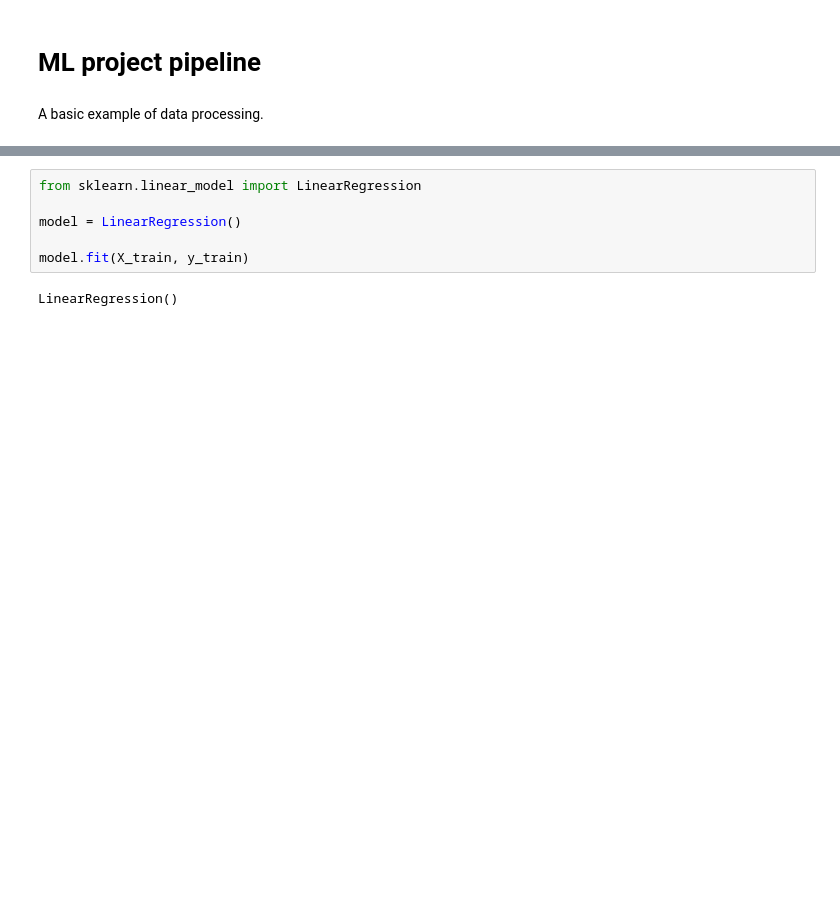
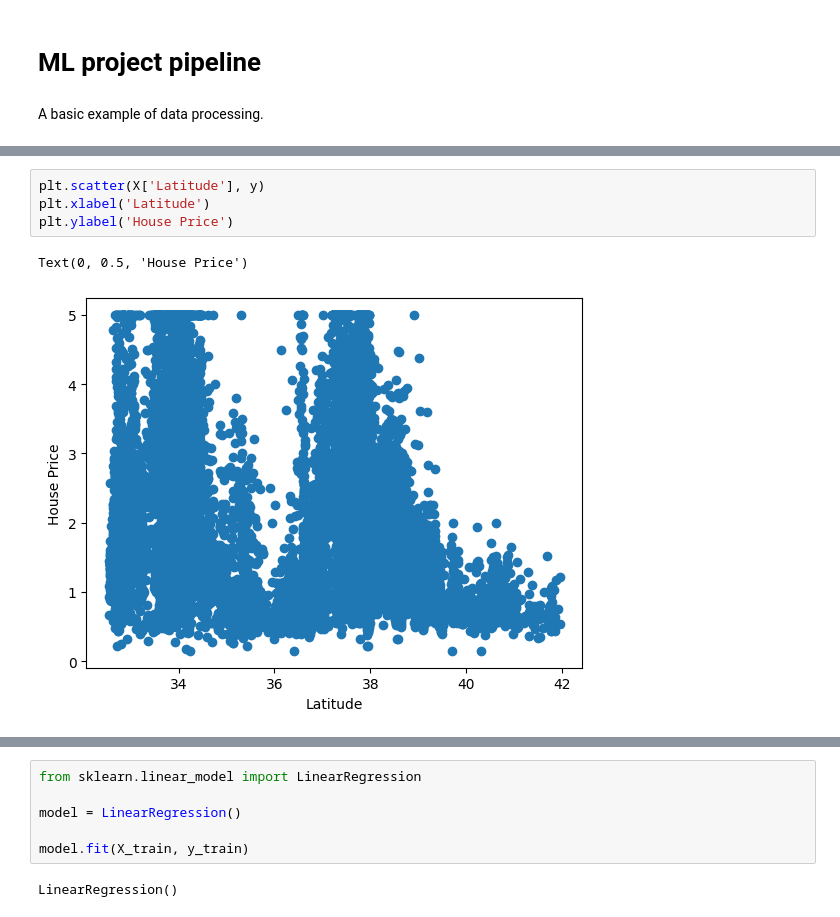
Before and after one commit to FalseDeckard/HSE-ML-Course, a Jupyter notebook: pipeline_demo.ipynb, the cells around one changed output, grey strips where cells are left out. Cells and saved outputs as stored; diff of their text form; blank space fills up the shorter version.

```diff
--- a/pipeline_demo.ipynb
+++ b/pipeline_demo.ipynb
@@ -20,0 +37,7 @@ df.shape
+# %%
+plt.scatter(X['Latitude'], y)
+plt.xlabel('Latitude')
+plt.ylabel('House Price')
+# %% [output]
+Text(0, 0.5, 'House Price')
+[figure, added]
```
Also changed, not shown: parts of 15 cells of this notebook.
